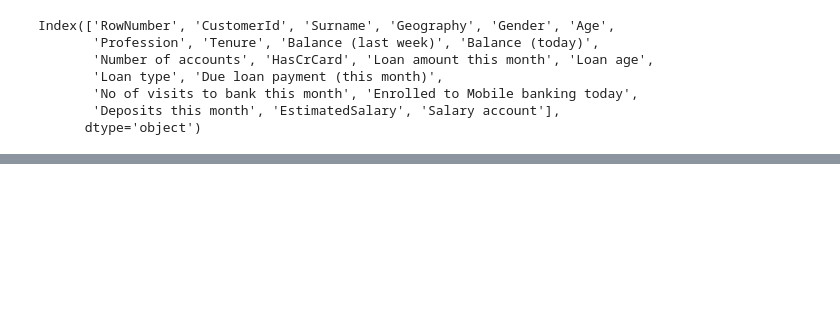
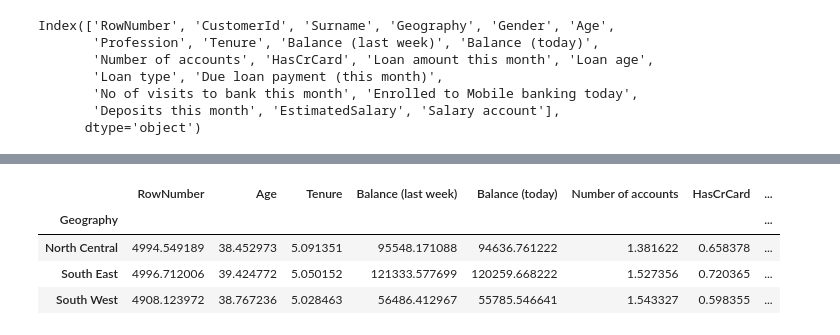
Before and after one commit to opeyemifarinde/datascience, a Jupyter notebook: Bank_Data_Analysis_Decribe.ipynb, the cells around one changed output, grey strips where cells are left out. Saved outputs shown, nothing was run; the diff lists cells and outputs as text; code cells hidden in the pictures; blank space fills up the shorter version.

```diff
--- a/Bank_Data_Analysis_Decribe.ipynb
+++ b/Bank_Data_Analysis_Decribe.ipynb
@@ -245,0 +178,9 @@ plt.plot(Male["NC_M"], Female["NC_F"])
+# %%
+Male_average = Male_total.groupby("Geography").mean()
+Male_average
+# %% [output]
+|  | RowNumber | Age | Tenure | Balance (last week) | Balance (today) | Number of accounts | HasCrCard | ... |
+| Geography |  |  |  |  |  |  |  | ... |
+| North Central | 4994.549189 | 38.452973 | 5.091351 | 95548.171088 | 94636.761222 | 1.381622 | 0.658378 | ... |
+| South East | 4996.712006 | 39.424772 | 5.050152 | 121333.577699 | 120259.668222 | 1.527356 | 0.720365 | ... |
+| South West | 4908.123972 | 38.767236 | 5.028463 | 56486.412967 | 55785.546641 | 1.543327 | 0.598355 | ... |
```
Also changed, not shown: parts of 39 cells of this notebook.
